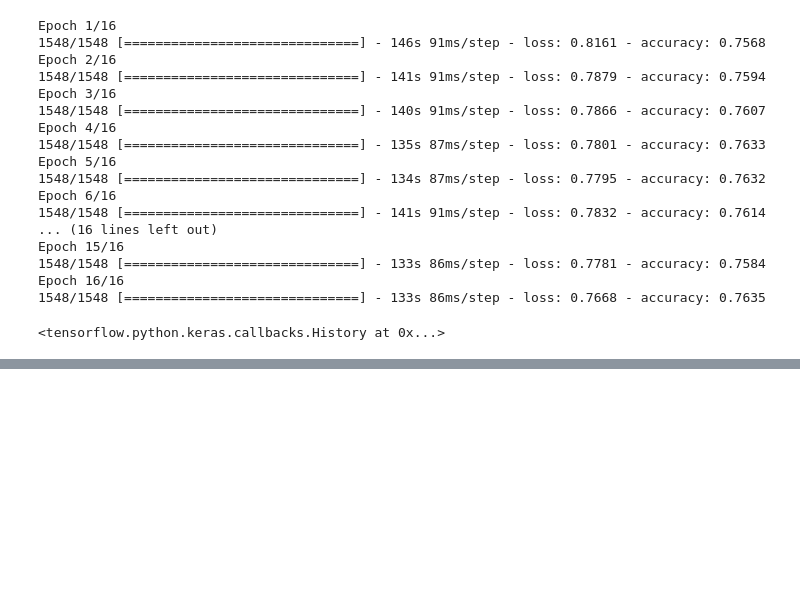
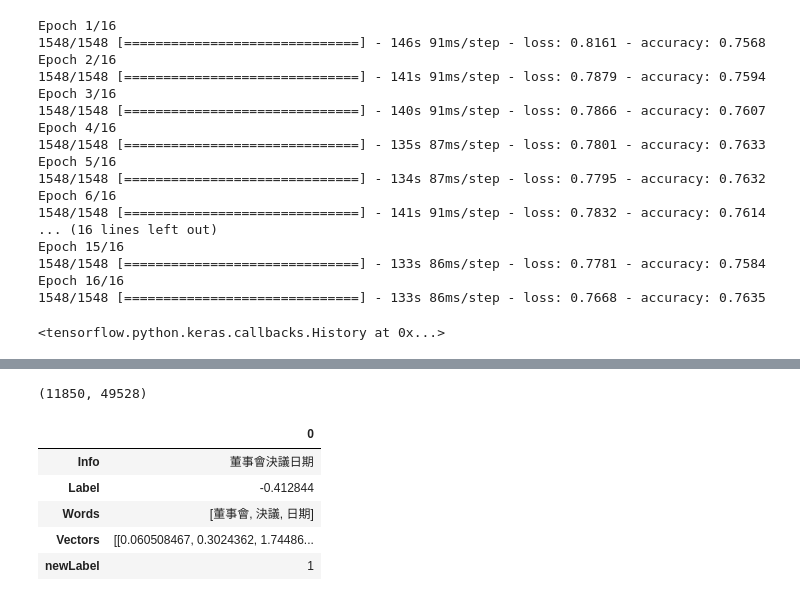
Before and after one commit to samwang1228/stock, a Jupyter notebook: 紹丞/情緒分析/Word2Vec_GRU串接.ipynb, the cells around one changed output, grey strips where cells are left out. Cells and saved outputs as stored; diff of their text form; code cells hidden in the pictures; blank space fills up the shorter version.

```diff
--- a/紹丞/情緒分析/Word2Vec_GRU串接.ipynb
+++ b/紹丞/情緒分析/Word2Vec_GRU串接.ipynb
@@ -275,2 +261,4 @@ array([[8.6281886e-03, 1.5024301e-01, 7.4090683e-01, 7.2569638e-02,
 # %%
-y
+label=[]
+for i in range(len(res)):
+    label.append(np.argmax(res[i]))
@@ -285,2 +265,4 @@ array([[0, 1, 0, 0, 0],
 # %%
-test.iloc[3895]
+for i in range(len(label)):
+    if(label[i]!=2):
+        print(i)
@@ -298,0 +295,25 @@ copydata['Info'][100]
+# %%
+counter,len(y)
+# %% [output]
+(11850, 49528)
+# %%
+balance=[]
+add=True
+for i in range(len(copydata)):
+    if(copydata['newLabel'][i]==2):
+        if(add==True):
+            balance.append(pd.DataFrame(copydata.iloc[i]))
+            add=False
+        else:
+            add=True
+    else:
+        balance.append(pd.DataFrame(copydata.iloc[i]))
+
+balance[0]
+# %% [output]
+|  | 0 |
+| Info | 董事會決議日期 |
+| Label | -0.412844 |
+| Words | [董事會, 決議, 日期] |
+| Vectors | [[0.060508467, 0.3024362, 1.74486... |
+| newLabel | 1 |
```
Also changed, not shown: parts of 14 cells of this notebook.
